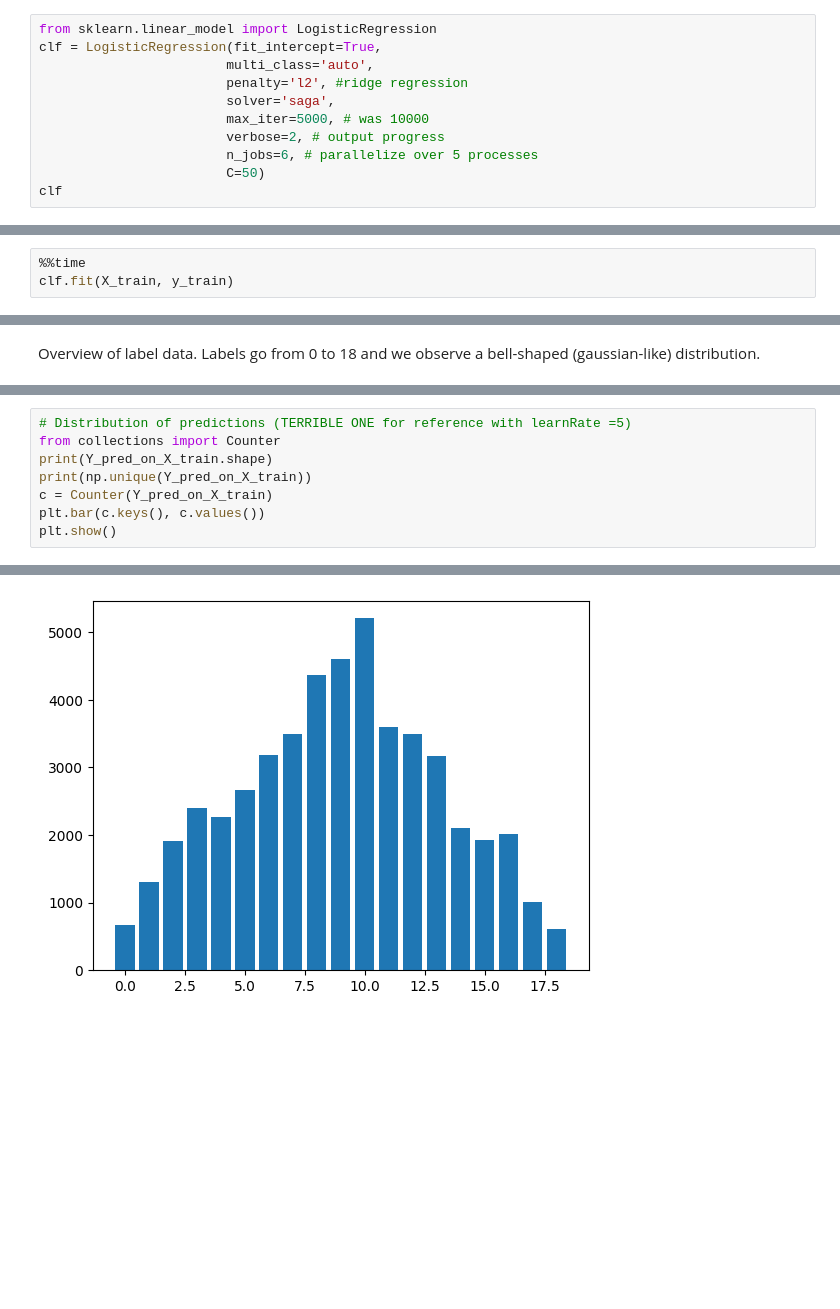
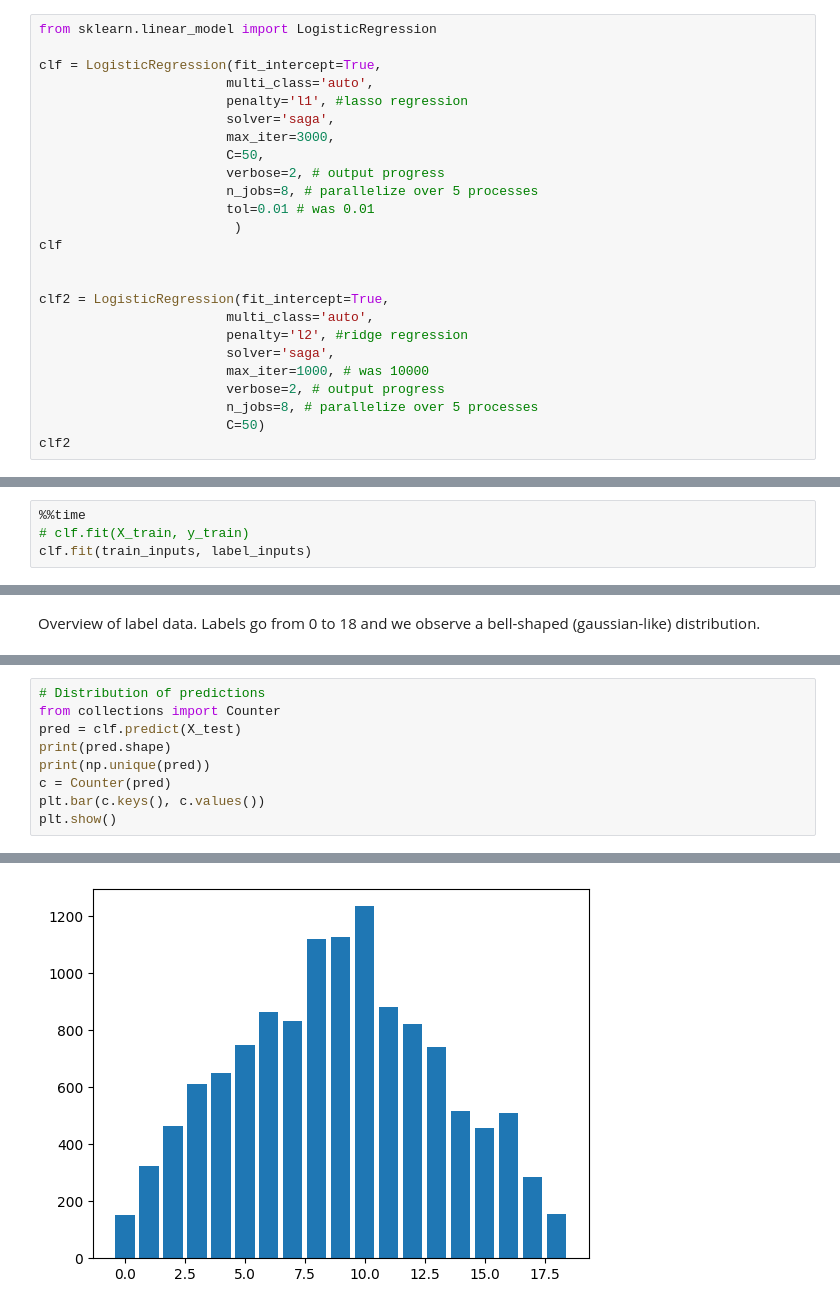
Before and after one commit to Othmane-Sajid/MNIST-Kaggle-ML-Competition, a Jupyter notebook: Logistic_reg_sklearn_reference.ipynb, the cells around one changed output, grey strips where cells are left out. Saved outputs shown, nothing was run; the diff lists cells and outputs as text; blank space fills up the shorter version.

```diff
--- a/Logistic_reg_sklearn_reference.ipynb
+++ b/Logistic_reg_sklearn_reference.ipynb
@@ -46,13 +46,27 @@ FIRST I WILL TRY WITH RIDGE REGRESSION.
 THEN WITH LASSO. AND I WILL IMPLEMENT THE BETTER ONE.
 # %%
 from sklearn.linear_model import LogisticRegression
+
 clf = LogisticRegression(fit_intercept=True,
+                        multi_class='auto',
+                        penalty='l1', #lasso regression
+                        solver='saga',
+                        max_iter=3000,
+                        C=50,
+                        verbose=2, # output progress
+                        n_jobs=8, # parallelize over 5 processes
+                        tol=0.01 # was 0.01
+                         )
+clf
+
+
+clf2 = LogisticRegression(fit_intercept=True,
                         multi_class='auto',
                         penalty='l2', #ridge regression
                         solver='saga',
-                        max_iter=5000, # was 10000
+                        max_iter=1000, # was 10000
                         verbose=2, # output progress
-                        n_jobs=6, # parallelize over 5 processes
+                        n_jobs=8, # parallelize over 5 processes
                         C=50)
-clf
+clf2
 # %% [output]
@@ -73,4 +89,5 @@ clf = LogisticRegression(fit_intercept=True,
 # %%
 %%time
-clf.fit(X_train, y_train)
+# clf.fit(X_train, y_train)
+clf.fit(train_inputs, label_inputs)
 # %% [output]
@@ -188,9 +172,10 @@ Precision is 23.152%
 # %%
-# Distribution of predictions (TERRIBLE ONE for reference with learnRate =5)
+# Distribution of predictions
 from collections import Counter
-print(Y_pred_on_X_train.shape)
-print(np.unique(Y_pred_on_X_train))
-c = Counter(Y_pred_on_X_train)
+pred = clf.predict(X_test)
+print(pred.shape)
+print(np.unique(pred))
+c = Counter(pred)
 plt.bar(c.keys(), c.values())
 plt.show()
 # %% [output]
@@ -199 +185 @@ plt.show()
-[figure, old version]
+[figure, new version]
```
Also changed, not shown: parts of 18 cells of this notebook, 4 other files.
